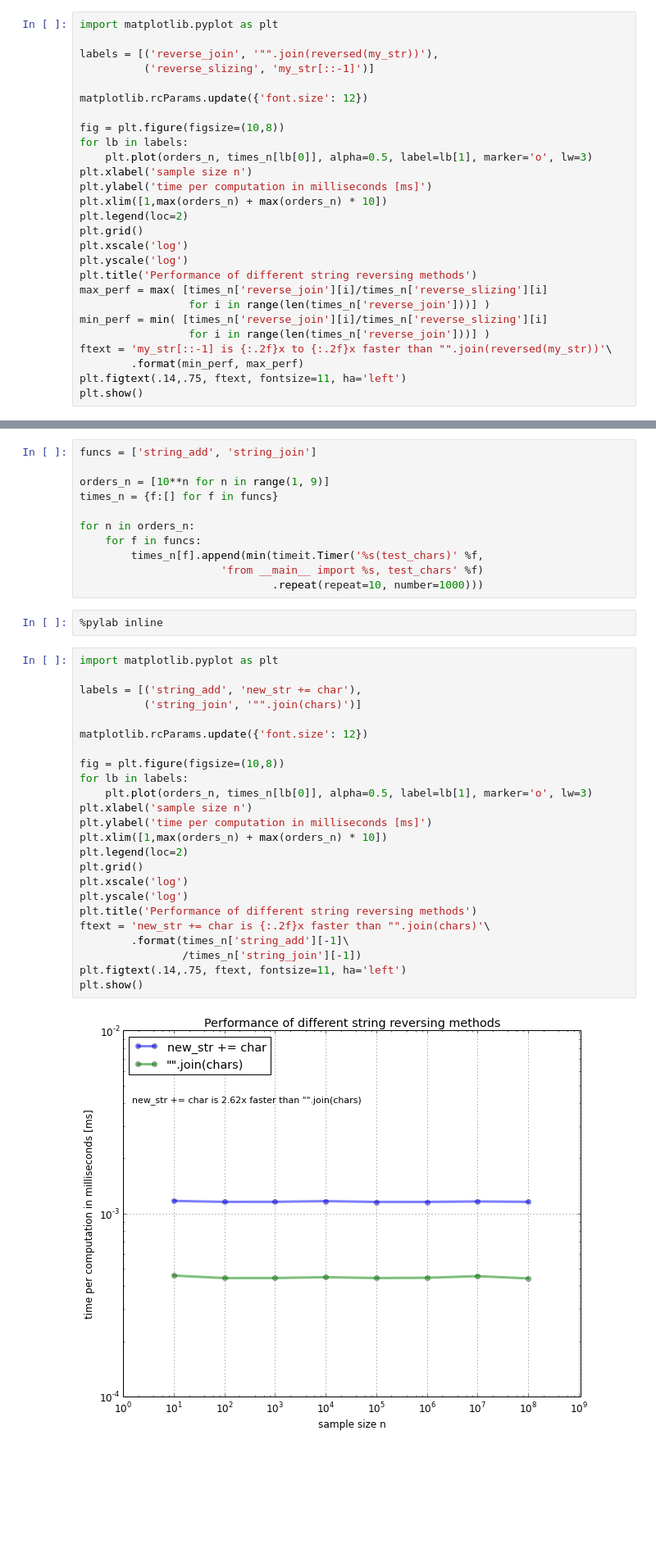
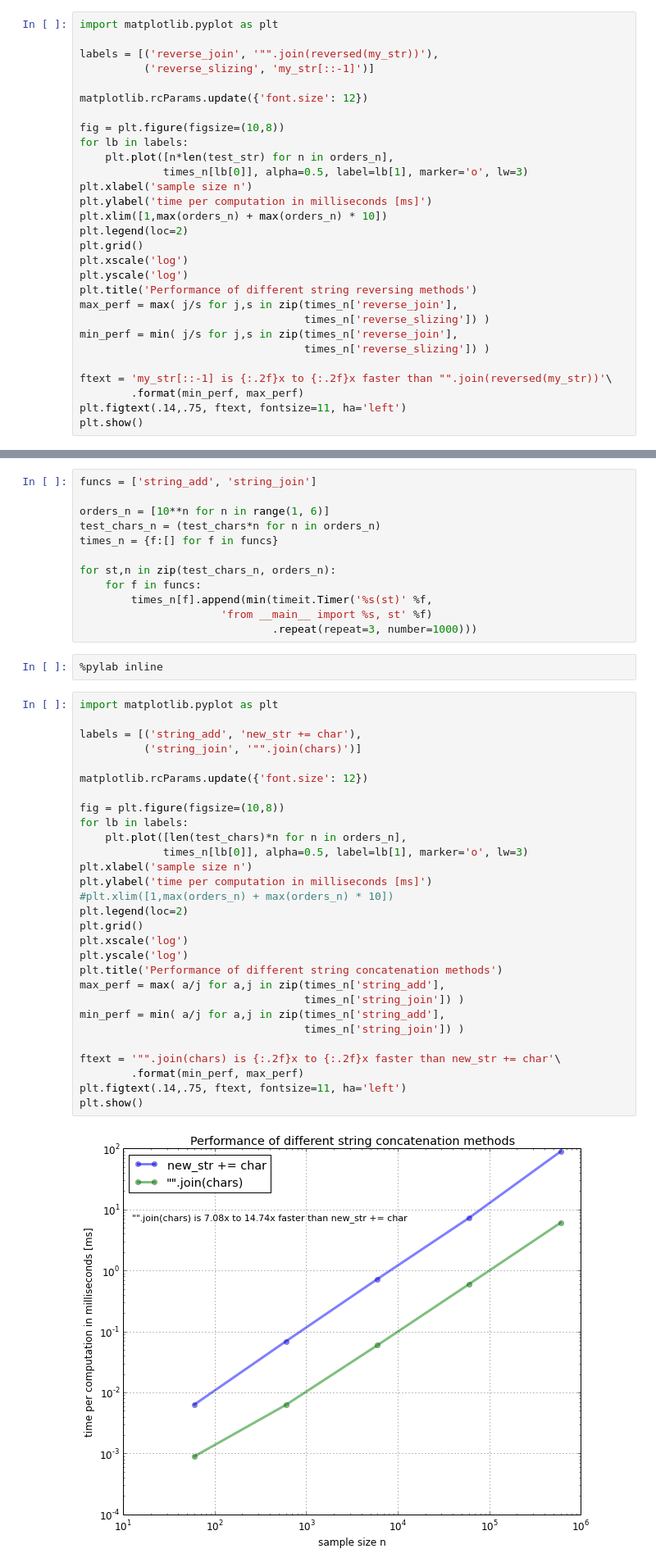
Before and after one commit to rasbt/python_reference, a Jupyter notebook: benchmarks/timeit_tests.ipynb, the cells around one changed output, grey strips where cells are left out. Shown at 82% size. Drawn from its saved outputs; the diff is of its cells as text; blank space fills up the shorter version.

```diff
--- a/benchmarks/timeit_tests.ipynb
+++ b/benchmarks/timeit_tests.ipynb
@@ -162,7 +172,8 @@ matplotlib.rcParams.update({'font.size': 12})
 
 fig = plt.figure(figsize=(10,8))
 for lb in labels:
-    plt.plot(orders_n, times_n[lb[0]], alpha=0.5, label=lb[1], marker='o', lw=3)
+    plt.plot([n*len(test_str) for n in orders_n],
+             times_n[lb[0]], alpha=0.5, label=lb[1], marker='o', lw=3)
 plt.xlabel('sample size n')
 plt.ylabel('time per computation in milliseconds [ms]')
 plt.xlim([1,max(orders_n) + max(orders_n) * 10])
@@ -171,10 +182,11 @@ plt.grid()
 plt.xscale('log')
 plt.yscale('log')
 plt.title('Performance of different string reversing methods')
-max_perf = max( [times_n['reverse_join'][i]/times_n['reverse_slizing'][i]
-                 for i in range(len(times_n['reverse_join']))] )
-min_perf = min( [times_n['reverse_join'][i]/times_n['reverse_slizing'][i]
-                 for i in range(len(times_n['reverse_join']))] )
+max_perf = max( j/s for j,s in zip(times_n['reverse_join'],
+                                   times_n['reverse_slizing']) )
+min_perf = min( j/s for j,s in zip(times_n['reverse_join'],
+                                   times_n['reverse_slizing']) )
+
 ftext = 'my_str[::-1] is {:.2f}x to {:.2f}x faster than "".join(reversed(my_str))'\
         .format(min_perf, max_perf)
 plt.figtext(.14,.75, ftext, fontsize=11, ha='left')
@@ -214,42 +226,48 @@ test_chars = ['a', 'b', 'c', 'd', 'e', 'f']
 # %%
 funcs = ['string_add', 'string_join']
 
-orders_n = [10**n for n in range(1, 9)]
+orders_n = [10**n for n in range(1, 6)]
+test_chars_n = (test_chars*n for n in orders_n)
 times_n = {f:[] for f in funcs}
 
-for n in orders_n:
+for st,n in zip(test_chars_n, orders_n):
     for f in funcs:
-        times_n[f].append(min(timeit.Timer('%s(test_chars)' %f,
-                      'from __main__ import %s, test_chars' %f)
-                              .repeat(repeat=10, number=1000)))
+        times_n[f].append(min(timeit.Timer('%s(st)' %f,
+                      'from __main__ import %s, st' %f)
+                              .repeat(repeat=3, number=1000)))
 # %%
 %pylab inline
 # %%
 import matplotlib.pyplot as plt
 
 labels = [('string_add', 'new_str += char'),
           ('string_join', '"".join(chars)')]
 
 matplotlib.rcParams.update({'font.size': 12})
 
 fig = plt.figure(figsize=(10,8))
 for lb in labels:
-    plt.plot(orders_n, times_n[lb[0]], alpha=0.5, label=lb[1], marker='o', lw=3)
+    plt.plot([len(test_chars)*n for n in orders_n],
+             times_n[lb[0]], alpha=0.5, label=lb[1], marker='o', lw=3)
 plt.xlabel('sample size n')
 plt.ylabel('time per computation in milliseconds [ms]')
-plt.xlim([1,max(orders_n) + max(orders_n) * 10])
+#plt.xlim([1,max(orders_n) + max(orders_n) * 10])
 plt.legend(loc=2)
 plt.grid()
 plt.xscale('log')
 plt.yscale('log')
-plt.title('Performance of different string reversing methods')
-ftext = 'new_str += char is {:.2f}x faster than "".join(chars)'\
-        .format(times_n['string_add'][-1]\
-                /times_n['string_join'][-1])
+plt.title('Performance of different string concatenation methods')
+max_perf = max( a/j for a,j in zip(times_n['string_add'],
+                                   times_n['string_join']) )
+min_perf = min( a/j for a,j in zip(times_n['string_add'],
+                                   times_n['string_join']) )
+
+ftext = '"".join(chars) is {:.2f}x to {:.2f}x faster than new_str += char'\
+        .format(min_perf, max_perf)
 plt.figtext(.14,.75, ftext, fontsize=11, ha='left')
 plt.show()
 # %% [output]
-[figure, old version]
+[figure, new version]
 # %% [markdown]
 
 <a name='string_assembly'></a>
```
Also changed, not shown: parts of 54 cells of this notebook.
